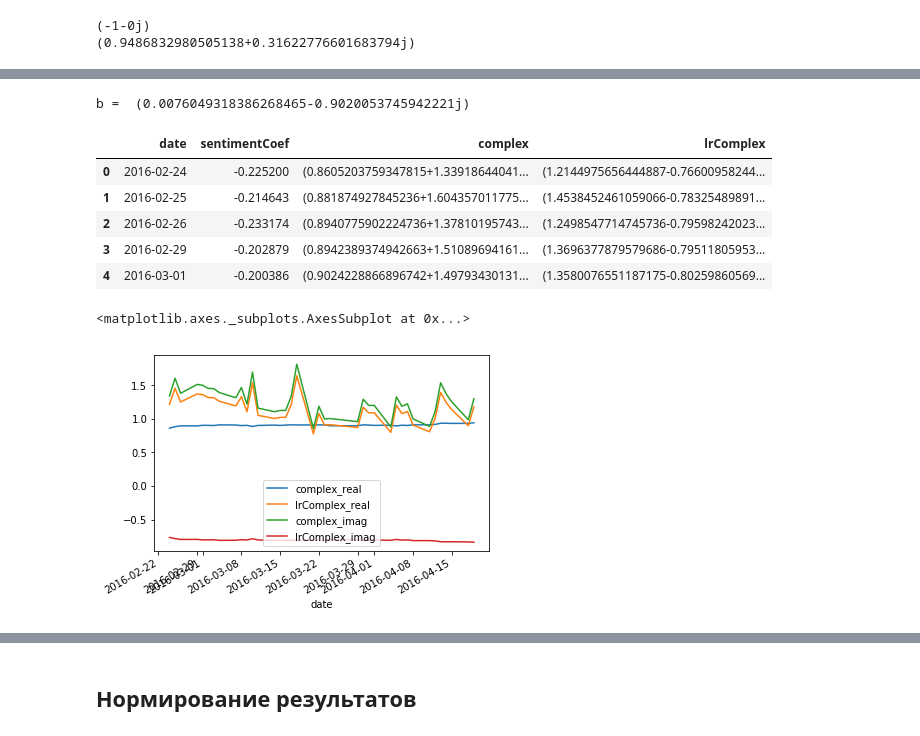
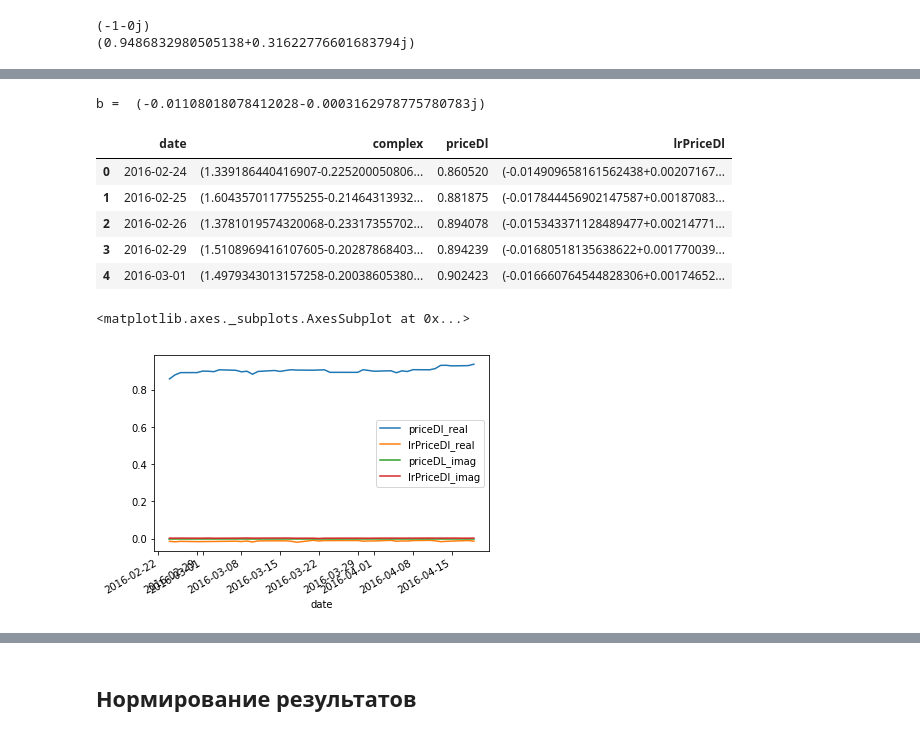
Before and after one commit to baryev/autoregressive-model, a Jupyter notebook: sentimentsAnalysis.ipynb, the cells around one changed output, grey strips where cells are left out. Saved outputs shown, nothing was run; the diff lists cells and outputs as text; code cells hidden in the pictures.

```diff
--- a/sentimentsAnalysis.ipynb
+++ b/sentimentsAnalysis.ipynb
@@ -30,6 +30,6 @@ ftse.head()
 # %%
 ftse['priceDl'] = ftse['price'].apply(lambda x: x / ftse['price'][0])
 ftse['volumeDl'] = ftse['volume'].apply(lambda x: x / ftse['volume'][0])
-ftse['complex'] = ftse['priceDl'] + ftse['volumeDl'] * 1j
+#ftse['complex'] = ftse['priceDl'] + ftse['volumeDl'] * 1j
 ftse.head()
 # %% [output]
@@ -85,4 +85,5 @@ plt.show()
 # %%
-allRes = pd.merge(results[["day", "diff"]], ftse, on = 'day')
+allRes = pd.merge(results[["day", "diff"]], ftse[['day','priceDl','volumeDl']], on = 'day')
+allRes['complex'] = allRes['volumeDl'] + allRes['diff'] * 1j
 allRes.head()
 # %% [output]
@@ -130,7 +131,7 @@ print(np.corrcoef(y['y'], y['x'])[0][1])
 (-1-0j)
 (0.9486832980505138+0.31622776601683794j)
 # %%
-allRes.columns = ['date', 'sentimentCoef', 'price', 'volume', 'priceDl', 'volumeDl', 'complex']
+allRes.columns = ['date', 'sentimentCoef', 'priceDl', 'volumeDl', 'complex']
 allRes = allRes.sort_values(by = 'date')
 allRes.to_csv("data/out_allRes.csv")
 allRes
@@ -238,32 +247,32 @@ def linregb(y, x):
 
     return b
 # %%
-lrdf = allRes[['date', 'sentimentCoef', 'complex']]
+lrdf = allRes[['date', 'complex', 'priceDl']]
 
-#b0 + ib1, где x = 'sentimentCoef', y = 'complex'
-b = linregb(allRes['complex'], allRes['sentimentCoef'])
+#b0 + ib1, где y = 'priceDl', x = 'complex'
+b = linregb(allRes['priceDl'], allRes['complex'])
 print('b = ', b)
 
 lrdf = lrdf.copy(deep = True)
-lrdf['lrComplex'] = lrdf['complex'] * b
+lrdf['lrPriceDl'] = lrdf['complex'] * b
 lrdf.head(5)
 # %% [output]
-b =  (0.0076049318386268465-0.9020053745942221j)
+b =  (-0.01108018078412028-0.0003162978775780783j)
-|  | date | sentimentCoef | complex | lrComplex |
-| 0 | 2016-02-24 | -0.225200 | (0.8605203759347815+1.33918644041... | (1.2144975656444887-0.76600958244... |
-| 1 | 2016-02-25 | -0.214643 | (0.881874927845236+1.604357011775... | (1.4538452461059066-0.78325489891... |
-| 2 | 2016-02-26 | -0.233174 | (0.8940775902224736+1.37810195743... | (1.2498547714745736-0.79598242023... |
-| 3 | 2016-02-29 | -0.202879 | (0.8942389374942663+1.51089694161... | (1.3696377879579686-0.79511805953... |
-| 4 | 2016-03-01 | -0.200386 | (0.9024228866896742+1.49793430131... | (1.3580076551187175-0.80259860569... |
+|  | date | complex | priceDl | lrPriceDl |
+| 0 | 2016-02-24 | (1.339186440416907-0.225200050806... | 0.860520 | (-0.014909658161562438+0.00207167... |
+| 1 | 2016-02-25 | (1.6043570117755255-0.21464313932... | 0.881875 | (-0.017844456902147587+0.00187083... |
+| 2 | 2016-02-26 | (1.3781019574320068-0.23317355702... | 0.894078 | (-0.015343371128489477+0.00214771... |
+| 3 | 2016-02-29 | (1.5108969416107605-0.20287868403... | 0.894239 | (-0.01680518135638622+0.001770039... |
+| 4 | 2016-03-01 | (1.4979343013157258-0.20038605380... | 0.902423 | (-0.016660764544828306+0.00174652... |
 # %%
-lrdf['complex_real'] = lrdf['complex'].apply(lambda x: x.real)
-lrdf['lrComplex_real'] = lrdf['lrComplex'].apply(lambda x: x.real)
-lrdf['complex_imag'] = lrdf['complex'].apply(lambda x: x.imag)
-lrdf['lrComplex_imag'] = lrdf['lrComplex'].apply(lambda x: x.imag)
-lrdf[['date', 'complex_real', 'lrComplex_real', 'complex_imag', 'lrComplex_imag']].plot(x = 'date')
+lrdf['priceDl_real'] = lrdf['priceDl'].apply(lambda x: x.real)
+lrdf['lrPriceDl_real'] = lrdf['lrPriceDl'].apply(lambda x: x.real)
+lrdf['priceDL_imag'] = lrdf['priceDl'].apply(lambda x: x.imag)
+lrdf['lrPriceDl_imag'] = lrdf['lrPriceDl'].apply(lambda x: x.imag)
+lrdf[['date', 'priceDl_real', 'lrPriceDl_real', 'priceDL_imag', 'lrPriceDl_imag']].plot(x = 'date')
 # %% [output]
 <matplotlib.axes._subplots.AxesSubplot at 0x...>
-[figure, old version]
+[figure, new version]
 # %%
 startShift = -14
 endShift = 14
```
Also changed, not shown: parts of 12 cells of this notebook, 1 other file.
